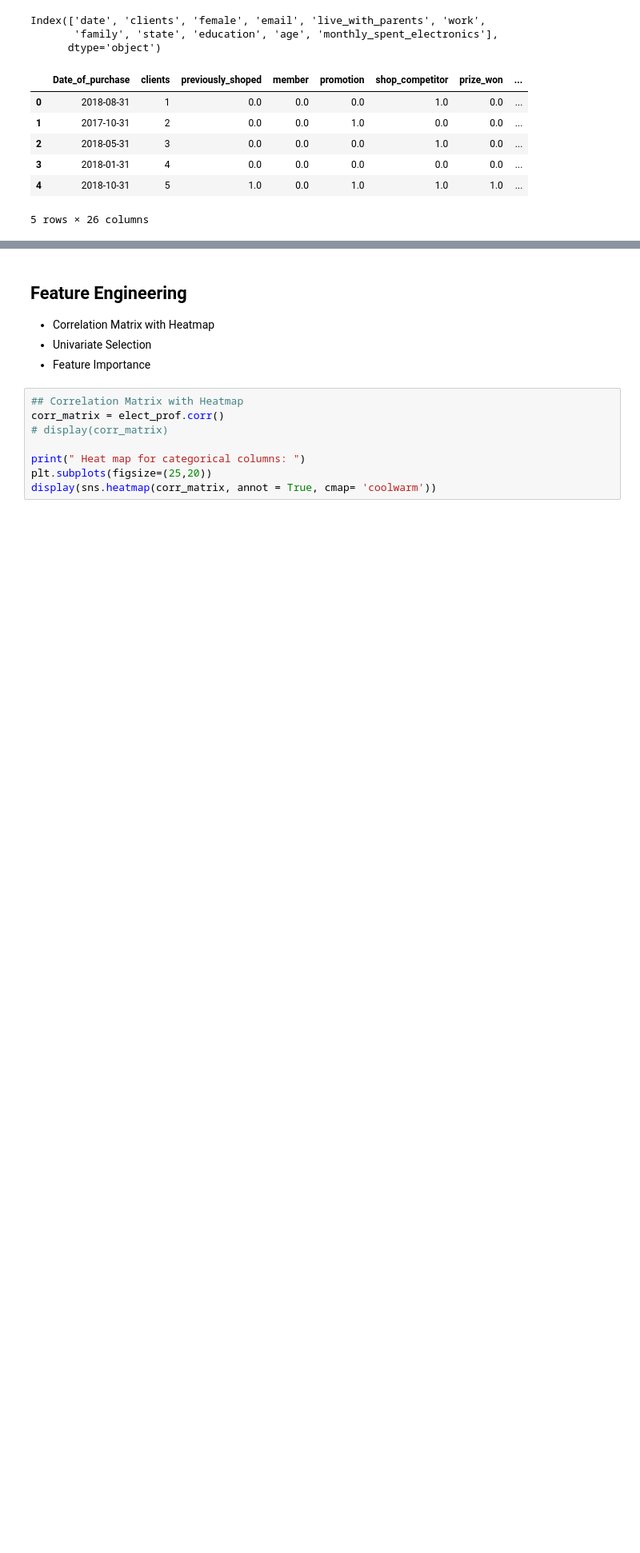
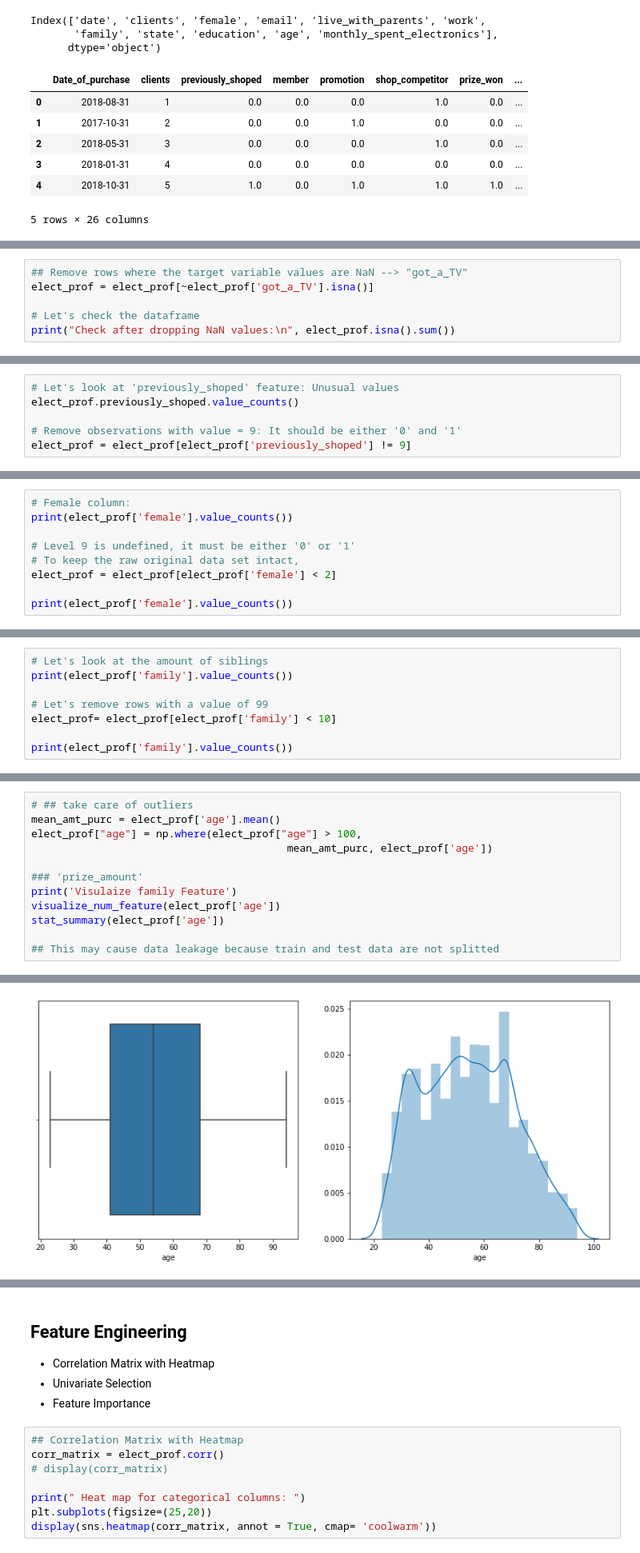
Before and after one commit to robinyUArizona/Pentatonic-Inc., a Jupyter notebook: EDA-PentatonicTV.ipynb, the cells around one changed output, grey strips where cells are left out. Shown at 80% size. Drawn from its saved outputs; the diff is of its cells as text; blank space fills up the shorter version.

```diff
--- a/EDA-PentatonicTV.ipynb
+++ b/EDA-PentatonicTV.ipynb
@@ -367,0 +278,6 @@ dtype: int64
+# %%
+## Remove rows where the target variable values are NaN --> "got_a_TV"
+elect_prof = elect_prof[~elect_prof['got_a_TV'].isna()]
+
+# Let's check the dataframe
+print("Check after dropping NaN values:\n", elect_prof.isna().sum())
@@ -367,0 +502,6 @@ dtype: int64
+# %%
+# Let's look at 'previously_shoped' feature: Unusual values
+elect_prof.previously_shoped.value_counts()
+
+# Remove observations with value = 9: It should be either '0' and '1'
+elect_prof = elect_prof[elect_prof['previously_shoped'] != 9]
@@ -367,0 +510,9 @@ dtype: int64
+# %%
+# Female column:
+print(elect_prof['female'].value_counts())
+
+# Level 9 is undefined, it must be either '0' or '1'
+# To keep the raw original data set intact,
+elect_prof = elect_prof[elect_prof['female'] < 2]
+
+print(elect_prof['female'].value_counts())
@@ -367,0 +529,8 @@ dtype: int64
+# %%
+# Let's look at the amount of siblings
+print(elect_prof['family'].value_counts())
+
+# Let's remove rows with a value of 99
+elect_prof= elect_prof[elect_prof['family'] < 10]
+
+print(elect_prof['family'].value_counts())
@@ -367,0 +577,13 @@ dtype: int64
+# %%
+# ## take care of outliers
+mean_amt_purc = elect_prof['age'].mean()
+elect_prof["age"] = np.where(elect_prof["age"] > 100,
+                                         mean_amt_purc, elect_prof['age'])
+
+### 'prize_amount'
+print('Visulaize family Feature')
+visualize_num_feature(elect_prof['age'])
+stat_summary(elect_prof['age'])
+
+## This may cause data leakage because train and test data are not splitted
+# %% [output]
@@ -367,0 +591 @@ dtype: int64
+[figure, added]
```
Also changed, not shown: parts of 94 cells of this notebook, 1 other file.
